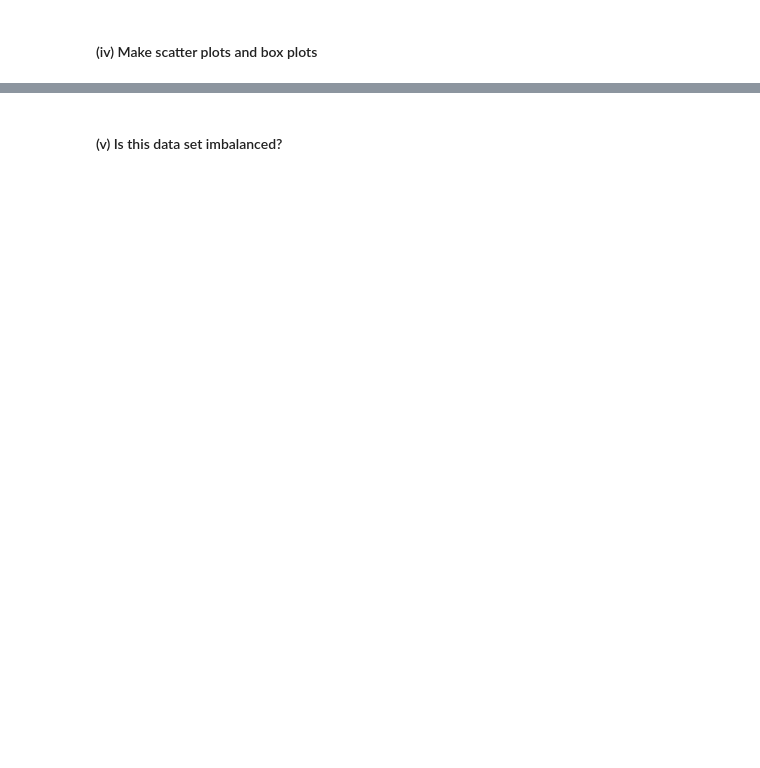
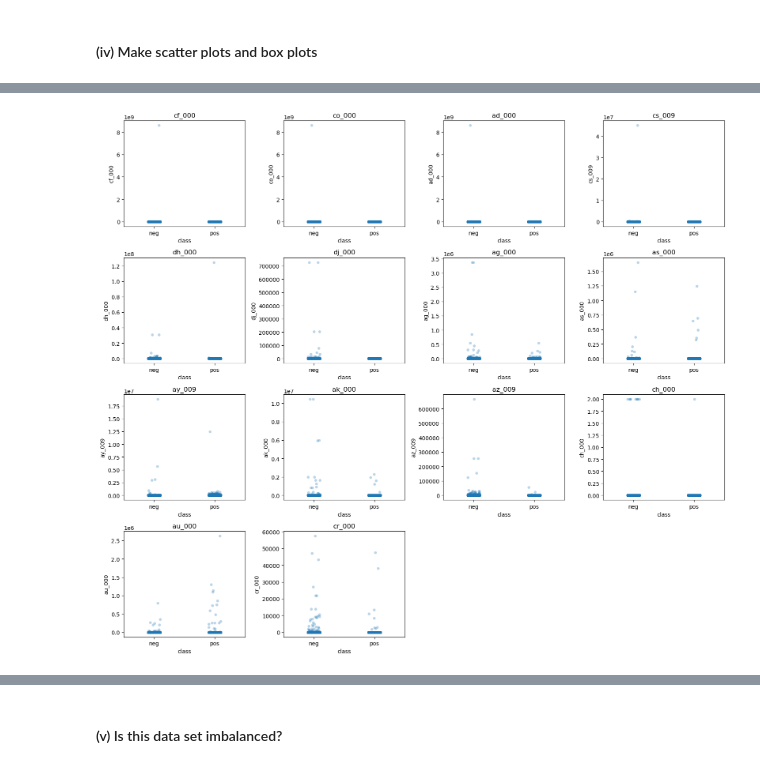
Before and after one commit to seo2003-s/HW6-tree-based-methods, a Jupyter notebook: untitled folder/Magdum_Seona_HW6.ipynb, the cells around one changed output, grey strips where cells are left out. Saved outputs shown, nothing was run; the diff lists cells and outputs as text; code cells hidden in the pictures; blank space fills up the shorter version.

```diff
--- a/untitled folder/Magdum_Seona_HW6.ipynb
+++ b/untitled folder/Magdum_Seona_HW6.ipynb
@@ -19,2 +96,6 @@ Import packages
 # %% [markdown]
 #### (ii) Calculate the coefficient of variation
+# %%
+#coefficient of variation for each feature
+cv = X_train_imputed.std() / X_train_imputed.mean()
+cv
@@ -24,0 +137,22 @@ Import packages
+# %%
+plot_data = X_train_imputed[top_features].copy()
+plot_data["class"] = y_train.values
+fig, axes = plt.subplots(4, 4, figsize=(16, 14))
+axes = axes.flatten()
+for i, feature in enumerate(top_features):
+    sns.stripplot(
+        data=plot_data,
+        x="class",
+        y=feature,
+        ax=axes[i],
+        alpha=0.3,
+        jitter=True
+    )
+    axes[i].set_title(feature)
+#unused ones
+for j in range(len(top_features), len(axes)):
+    fig.delaxes(axes[j])
+plt.tight_layout()
+plt.show()
+# %% [output]
+[figure, added]
```
Also changed, not shown: parts of 26 cells of this notebook, 1 other file.
